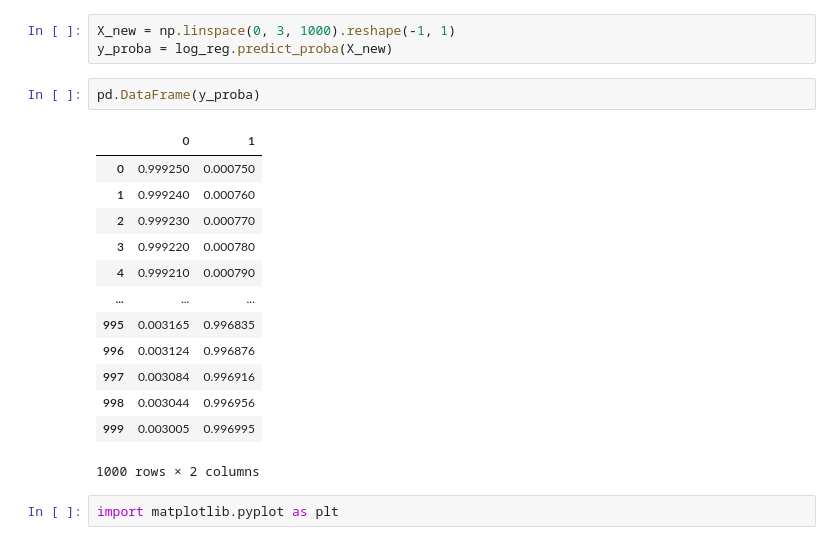
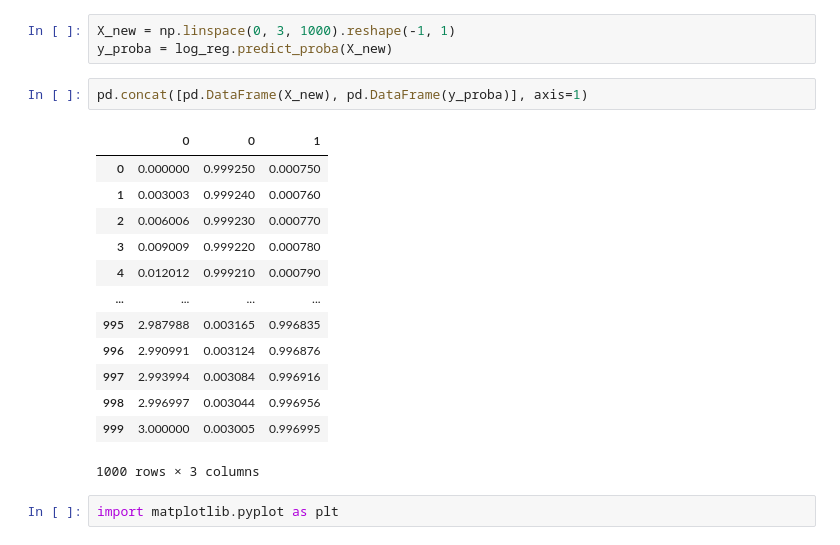
Before and after one commit to ksublee/ML, a Jupyter notebook: 3.Classification.ipynb, the cells around one changed output. Saved outputs shown, nothing was run; the diff lists cells and outputs as text.

```diff
--- a/3.Classification.ipynb
+++ b/3.Classification.ipynb
@@ -190,21 +190,21 @@ LogisticRegression()
 X_new = np.linspace(0, 3, 1000).reshape(-1, 1)
 y_proba = log_reg.predict_proba(X_new)
 # %%
-pd.DataFrame(y_proba)
+pd.concat([pd.DataFrame(X_new), pd.DataFrame(y_proba)], axis=1)
 # %% [output]
-|  | 0 | 1 |
-| 0 | 0.999250 | 0.000750 |
-| 1 | 0.999240 | 0.000760 |
-| 2 | 0.999230 | 0.000770 |
-| 3 | 0.999220 | 0.000780 |
-| 4 | 0.999210 | 0.000790 |
-| ... | ... | ... |
-| 995 | 0.003165 | 0.996835 |
-| 996 | 0.003124 | 0.996876 |
-| 997 | 0.003084 | 0.996916 |
-| 998 | 0.003044 | 0.996956 |
-| 999 | 0.003005 | 0.996995 |
+|  | 0 | 0 | 1 |
+| 0 | 0.000000 | 0.999250 | 0.000750 |
+| 1 | 0.003003 | 0.999240 | 0.000760 |
+| 2 | 0.006006 | 0.999230 | 0.000770 |
+| 3 | 0.009009 | 0.999220 | 0.000780 |
+| 4 | 0.012012 | 0.999210 | 0.000790 |
+| ... | ... | ... | ... |
+| 995 | 2.987988 | 0.003165 | 0.996835 |
+| 996 | 2.990991 | 0.003124 | 0.996876 |
+| 997 | 2.993994 | 0.003084 | 0.996916 |
+| 998 | 2.996997 | 0.003044 | 0.996956 |
+| 999 | 3.000000 | 0.003005 | 0.996995 |
-1000 rows × 2 columns
+1000 rows × 3 columns
 # %%
 import matplotlib.pyplot as plt
 # %%
```
Also changed, not shown: parts of 4 cells of this notebook, 1 other file.
